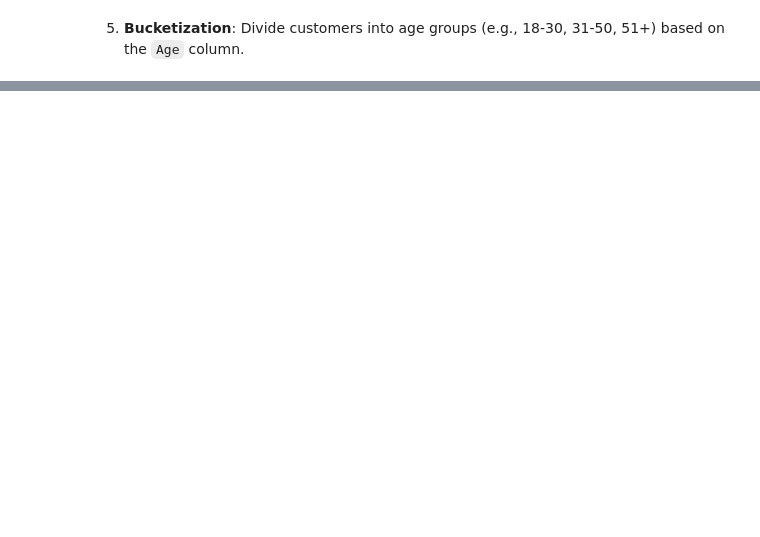
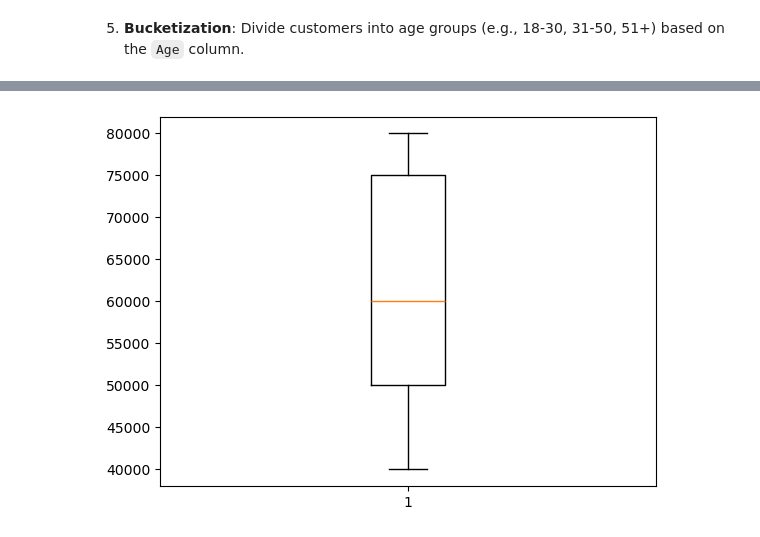
Before and after one commit to dinaeshsugumaran/MLOps, a Jupyter notebook: Practice/Python_practice/Feature_Engineering/feature_engineering_practice.ipynb, the cells around one changed output, grey strips where cells are left out. Drawn from its saved outputs; the diff is of its cells as text; code cells hidden in the pictures; blank space fills up the shorter version.

```diff
--- a/Practice/Python_practice/Feature_Engineering/feature_engineering_practice.ipynb
+++ b/Practice/Python_practice/Feature_Engineering/feature_engineering_practice.ipynb
@@ -157,0 +162,2 @@ working_df_tmp
+# %%
+working_df_tmp['annual_income_std'] = minmax_scale(working_df_tmp['AnnualIncome'])
@@ -157,0 +175,4 @@ working_df_tmp
+# %%
+working_df_tmp['PurchaseHistory_count'] = working_df_tmp['PurchaseHistory'].apply(lambda x: x.split(","))
+# %%
+working_df_tmp = working_df_tmp.drop(columns='PurchaseHistory_count', axis=1)
@@ -157,0 +188,2 @@ working_df_tmp
+# %%
+working_df_tmp['PurchaseHistory_count'] = working_df_tmp['PurchaseHistory'].apply(lambda x: len(x.split(",")))
@@ -157,0 +213,7 @@ working_df_tmp
+# %%
+import matplotlib.pyplot as plt
+
+plt.boxplot(working_df_tmp['AnnualIncome'])
+plt.show()
+# %% [output]
+[figure, added]
```
Also changed, not shown: parts of 13 cells of this notebook, 1 other file.
